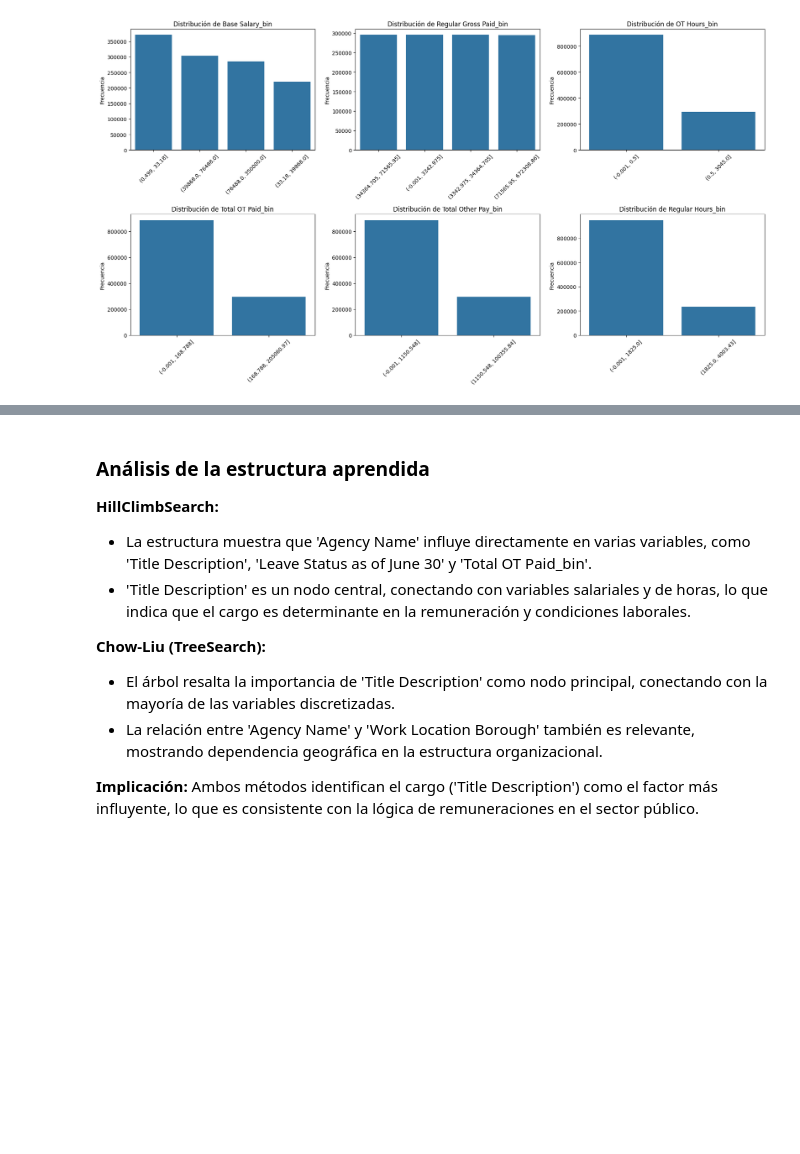
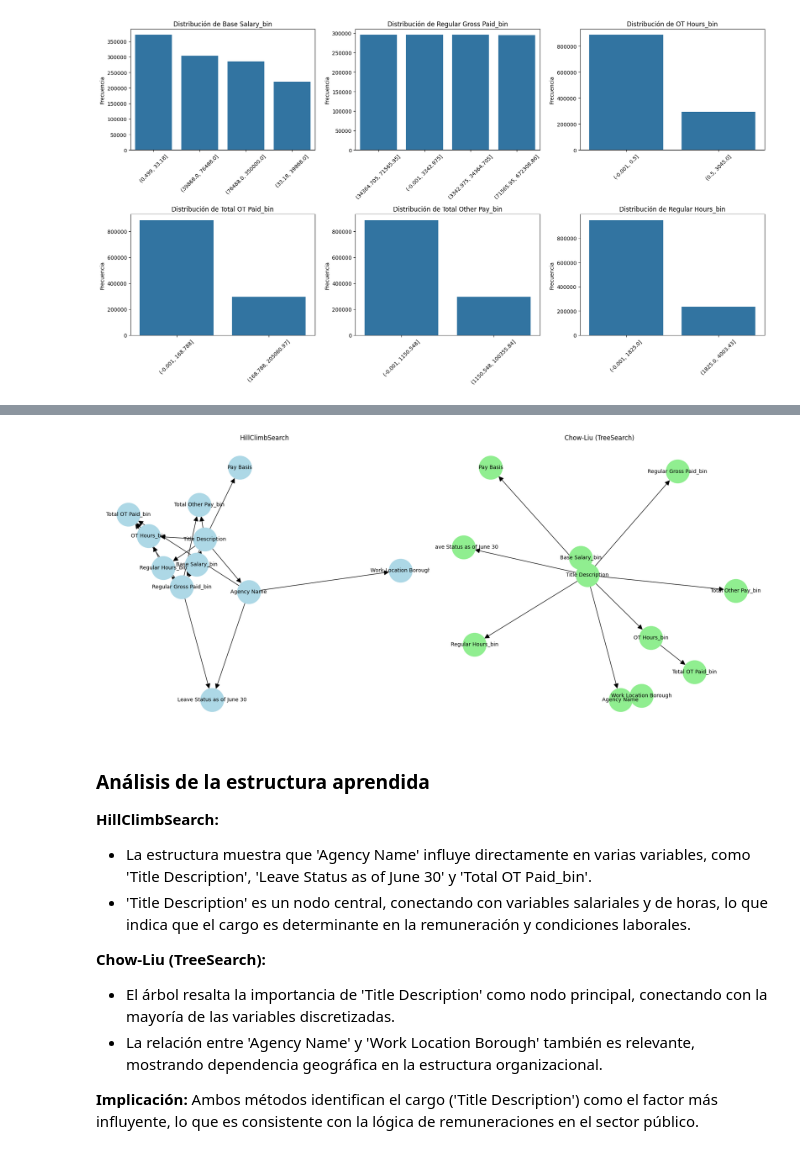
Before and after one commit to TheRamdomX/Inteligencia-Artificial, a Jupyter notebook: Tarea1/Tarea1.ipynb, the cells around one changed output, grey strips where cells are left out. Cells and saved outputs as stored; diff of their text form; code cells hidden in the pictures; blank space fills up the shorter version.

```diff
--- a/Tarea1/Tarea1.ipynb
+++ b/Tarea1/Tarea1.ipynb
@@ -183,3 +189,30 @@ Estructura Chow-Liu: [('Base Salary_bin', 'Title Description'), ('Title Descript
+# %%
+# Visualización comparativa de las estructuras de red bayesiana (HillClimbSearch vs Chow-Liu)
+import networkx as nx
+import matplotlib.pyplot as plt
+
+G_hc = nx.DiGraph()
+G_hc.add_edges_from(bn_hc.edges())
+
+G_cl = nx.DiGraph()
+G_cl.add_edges_from(bn_cl.edges())
+
+fig, axes = plt.subplots(1, 2, figsize=(18, 8))
+
+# HillClimbSearch
+pos_hc = nx.spring_layout(G_hc, seed=42)
+nx.draw(G_hc, pos_hc, with_labels=True, node_size=2000, node_color='lightblue', arrowsize=20, font_size=10, ax=axes[0])
+axes[0].set_title('HillClimbSearch')
+
+# Chow-Liu
+pos_cl = nx.spring_layout(G_cl, seed=42)
+nx.draw(G_cl, pos_cl, with_labels=True, node_size=2000, node_color='lightgreen', arrowsize=20, font_size=10, ax=axes[1])
+axes[1].set_title('Chow-Liu (TreeSearch)')
+
+plt.tight_layout()
+plt.show()
+# %% [output]
+[figure, added]
 # %% [markdown]
 ### Análisis de la estructura aprendida
 
```
Also changed, not shown: parts of 24 cells of this notebook, 5 other files.
